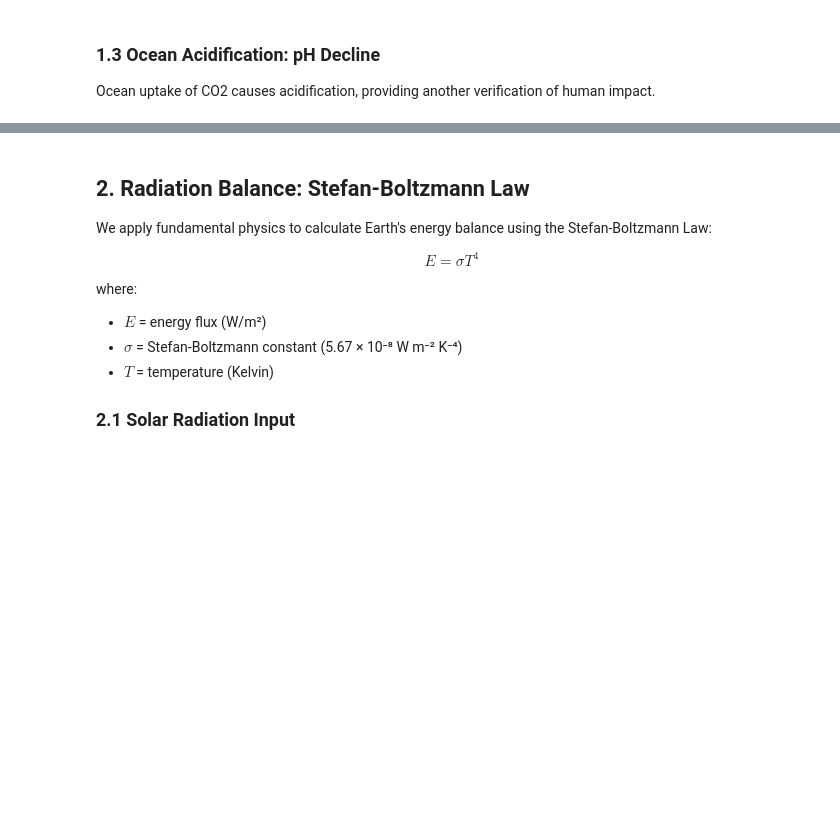
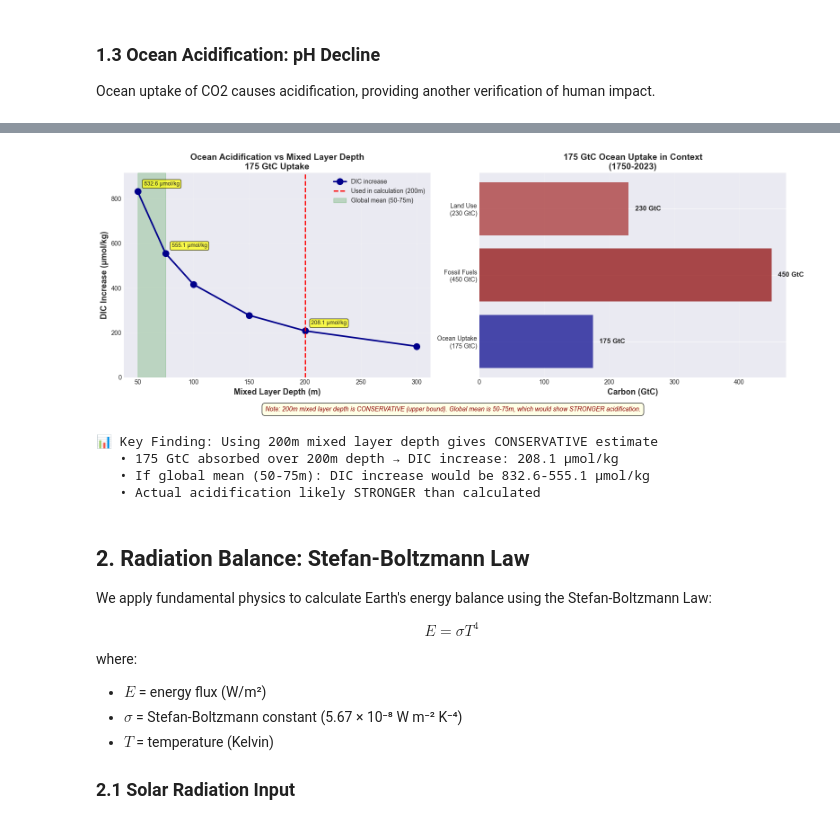
Before and after one commit to ToWelf/easy-check-climate-physics-co2-radiation-balance, a Jupyter notebook: climate_physics_model.ipynb, the cells around one changed output, grey strips where cells are left out. Saved outputs shown, nothing was run; the diff lists cells and outputs as text; code cells hidden in the pictures; blank space fills up the shorter version.

```diff
--- a/climate_physics_model.ipynb
+++ b/climate_physics_model.ipynb
@@ -162,3 +1935,70 @@ plt.show()
+# %%
+# Visualization: Mixed Layer Depth Sensitivity with GtC context
+fig, (ax1, ax2) = plt.subplots(1, 2, figsize=(16, 6))
+
+# Left plot: DIC increase vs depth
+depths_plot = np.array([50, 75, 100, 150, 200, 300])
+dic_increases = []
+for depth in depths_plot:
+    vol_m3 = ocean_surface_area_m2 * depth
+    mass = vol_m3 * 1025
+    dic_incr = (ocean_uptake_carbon_mol / mass) * 1e6
+    dic_increases.append(dic_incr)
+
+dic_increases = np.array(dic_increases)
+
+ax1.plot(depths_plot, dic_increases, 'o-', linewidth=2.5, markersize=10, color='darkblue', label='DIC increase')
+ax1.axvline(x=200, color='red', linestyle='--', linewidth=2, label='Used in calculation (200m)')
+ax1.axvspan(50, 75, alpha=0.2, color='green', label='Global mean (50-75m)')
+ax1.set_xlabel('Mixed Layer Depth (m)', fontsize=13, fontweight='bold')
+ax1.set_ylabel('DIC Increase (μmol/kg)', fontsize=13, fontweight='bold')
+ax1.set_title('Ocean Acidification vs Mixed Layer Depth\n175 GtC Uptake', fontsize=14, fontweight='bold')
+ax1.grid(True, alpha=0.3)
+ax1.legend(fontsize=10)
+ax1.set_ylim([0, max(dic_increases) * 1.1])
+
+# Add text annotations for key depths
+for i, (d, dic) in enumerate(zip(depths_plot, dic_increases)):
+    if d in [50, 75, 200]:
+        ax1.annotate(f'{dic:.1f} μmol/kg',
+                    xy=(d, dic),
+                    xytext=(10, 10),
+                    textcoords='offset points',
+                    fontsize=9,
+                    bbox=dict(boxstyle='round,pad=0.3', facecolor='yellow', alpha=0.7))
+
+# Right plot: Show 175 GtC in context
+ax2.barh(['Ocean Uptake\n(175 GtC)', 'Fossil Fuels\n(450 GtC)', 'Land Use\n(230 GtC)'],
+         [175, 450, 230],
+         color=['darkblue', 'darkred', 'brown'],
+         alpha=0.7)
+ax2.set_xlabel('Carbon (GtC)', fontsize=13, fontweight='bold')
+ax2.set_title('175 GtC Ocean Uptake in Context\n(1750-2023)', fontsize=14, fontweight='bold')
+ax2.grid(True, alpha=0.3, axis='x')
+
+# Add value labels
+for i, v in enumerate([175, 450, 230]):
+    ax2.text(v + 10, i, f'{v} GtC', va='center', fontsize=11, fontweight='bold')
+
+# Add note about 200m
+fig.text(0.5, 0.02,
+         'Note: 200m mixed layer depth is CONSERVATIVE (upper bound). Global mean is 50-75m, which would show STRONGER acidification.',
+         ha='center', fontsize=10, style='italic', color='darkred',
+         bbox=dict(boxstyle='round,pad=0.5', facecolor='lightyellow', alpha=0.8))
+
+plt.tight_layout(rect=[0, 0.05, 1, 1])
+plt.show()
+
+print(f"\n📊 Key Finding: Using 200m mixed layer depth gives CONSERVATIVE estimate")
+print(f"   • 175 GtC absorbed over 200m depth → DIC increase: {DIC_increase_umol_kg:.1f} μmol/kg")
+print(f"   • If global mean (50-75m): DIC increase would be {dic_increases[0]:.1f}-{dic_increases[1]:.1f} μmol/kg")
+print(f"   • Actual acidification likely STRONGER than calculated")
+# %% [output]
+[figure, added]
+📊 Key Finding: Using 200m mixed layer depth gives CONSERVATIVE estimate
+   • 175 GtC absorbed over 200m depth → DIC increase: 208.1 μmol/kg
+   • If global mean (50-75m): DIC increase would be 832.6-555.1 μmol/kg
+   • Actual acidification likely STRONGER than calculated
 # %% [markdown]
 ## 2. Radiation Balance: Stefan-Boltzmann Law
 
```
Also changed, not shown: parts of 49 cells of this notebook, 2 other files.
